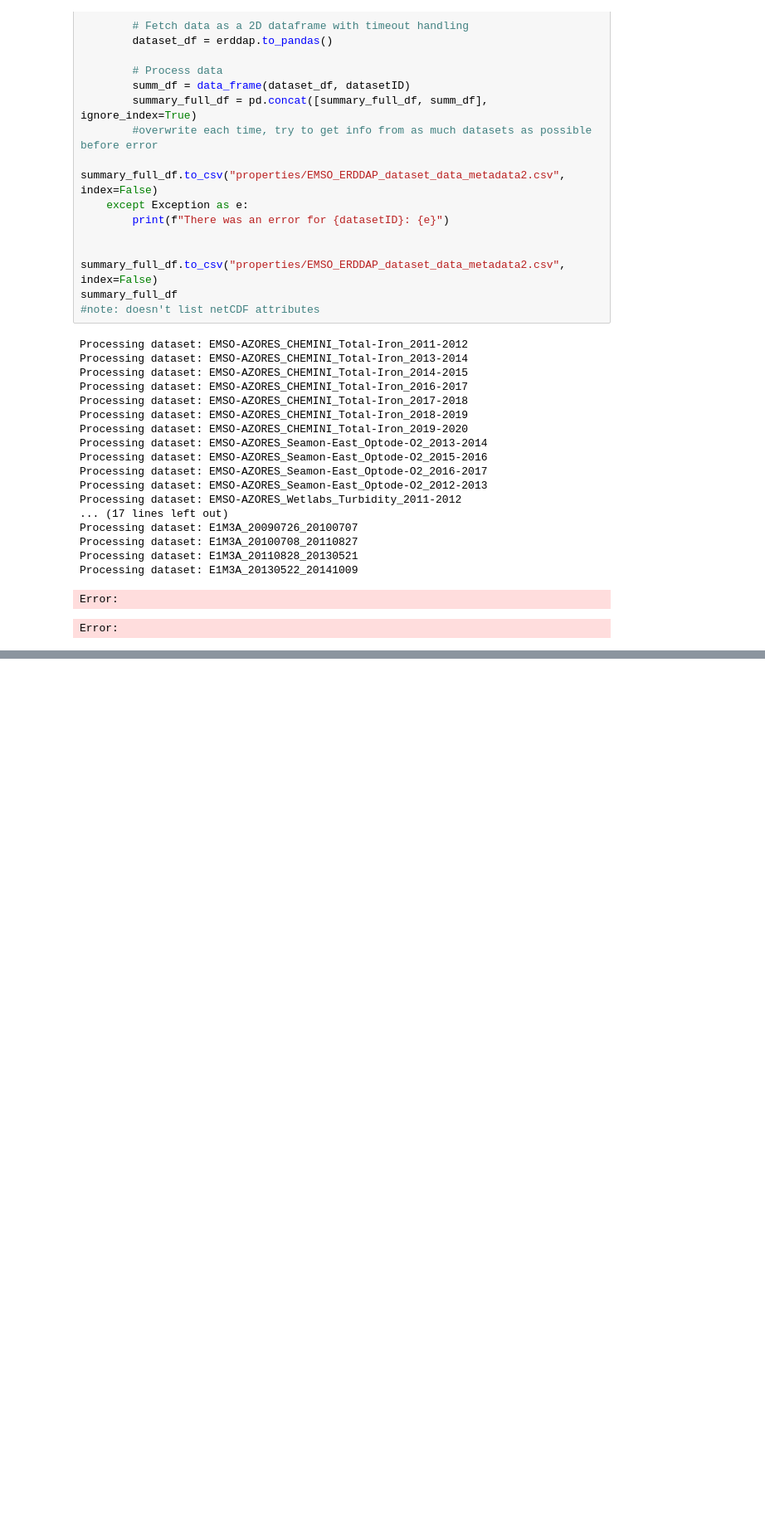
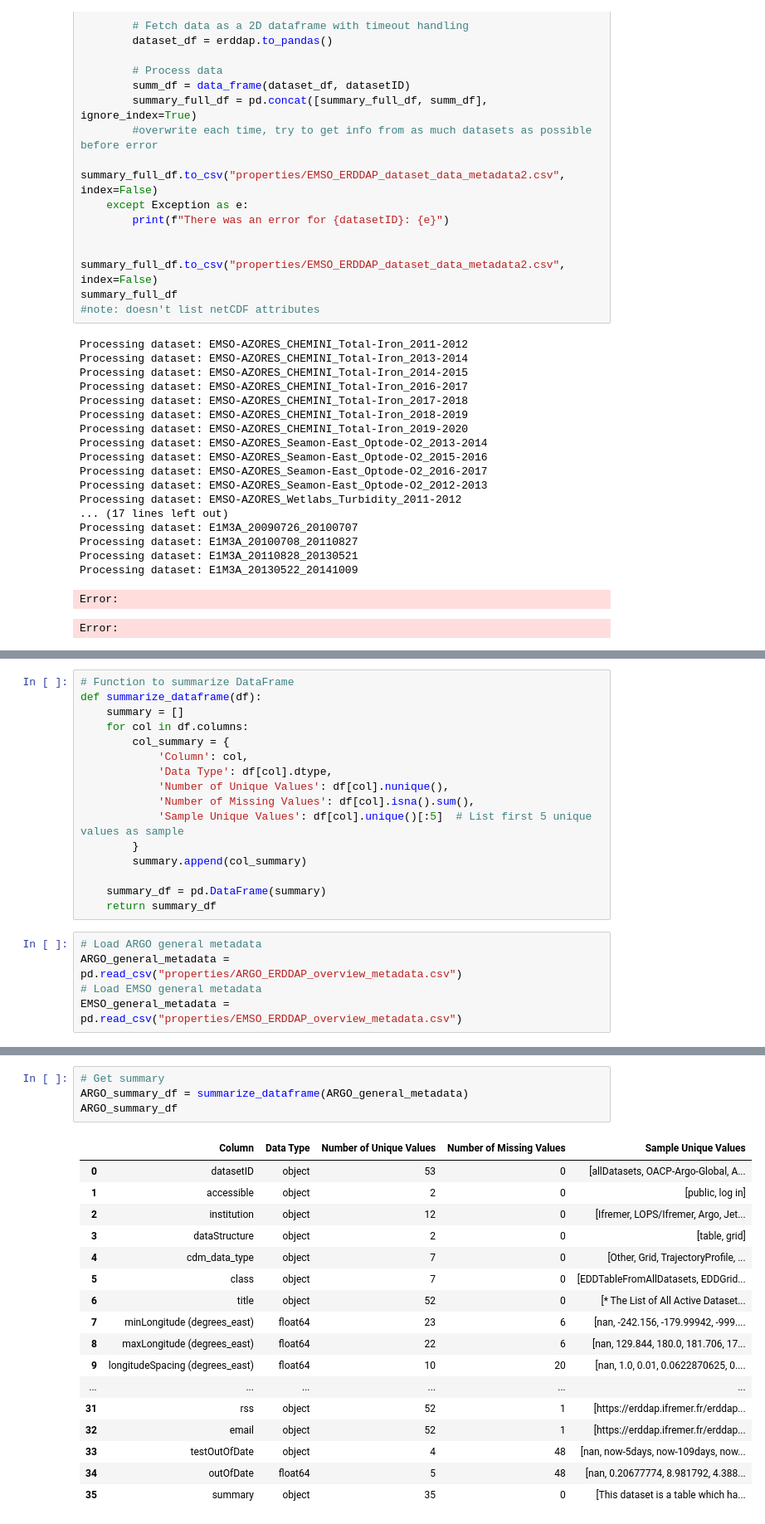
Before and after one commit to vliz-be-opsci/george-analysis, a Jupyter notebook: notebooks/EMSO-ERIC-ERDDAPserver.ipynb, the cells around one changed output, grey strips where cells are left out. Shown at 83% size. Drawn from its saved outputs; the diff is of its cells as text; blank space fills up the shorter version.

```diff
--- a/notebooks/EMSO-ERIC-ERDDAPserver.ipynb
+++ b/notebooks/EMSO-ERIC-ERDDAPserver.ipynb
@@ -366,0 +414,21 @@ Comparing the properties between ERDDAP servers (ARGO & EMSO ERDDAP servers)
+# %%
+# Function to summarize DataFrame
+def summarize_dataframe(df):
+    summary = []
+    for col in df.columns:
+        col_summary = {
+            'Column': col,
+            'Data Type': df[col].dtype,
+            'Number of Unique Values': df[col].nunique(),
+            'Number of Missing Values': df[col].isna().sum(),
+            'Sample Unique Values': df[col].unique()[:5]  # List first 5 unique values as sample
+        }
+        summary.append(col_summary)
+
+    summary_df = pd.DataFrame(summary)
+    return summary_df
+# %%
+# Load ARGO general metadata
+ARGO_general_metadata = pd.read_csv("properties/ARGO_ERDDAP_overview_metadata.csv")
+# Load EMSO general metadata
+EMSO_general_metadata = pd.read_csv("properties/EMSO_ERDDAP_overview_metadata.csv")
@@ -366,0 +442,22 @@ Comparing the properties between ERDDAP servers (ARGO & EMSO ERDDAP servers)
+# %%
+# Get summary
+ARGO_summary_df = summarize_dataframe(ARGO_general_metadata)
+ARGO_summary_df
+# %% [output]
+|  | Column | Data Type | Number of Unique Values | Number of Missing Values | Sample Unique Values |
+| 0 | datasetID | object | 53 | 0 | [allDatasets, OACP-Argo-Global, A... |
+| 1 | accessible | object | 2 | 0 | [public, log in] |
+| 2 | institution | object | 12 | 0 | [Ifremer, LOPS/Ifremer, Argo, Jet... |
+| 3 | dataStructure | object | 2 | 0 | [table, grid] |
+| 4 | cdm_data_type | object | 7 | 0 | [Other, Grid, TrajectoryProfile, ... |
+| 5 | class | object | 7 | 0 | [EDDTableFromAllDatasets, EDDGrid... |
+| 6 | title | object | 52 | 0 | [* The List of All Active Dataset... |
+| 7 | minLongitude (degrees_east) | float64 | 23 | 6 | [nan, -242.156, -179.99942, -999.... |
+| 8 | maxLongitude (degrees_east) | float64 | 22 | 6 | [nan, 129.844, 180.0, 181.706, 17... |
+| 9 | longitudeSpacing (degrees_east) | float64 | 10 | 20 | [nan, 1.0, 0.01, 0.0622870625, 0.... |
+| ... | ... | ... | ... | ... | ... |
+| 31 | rss | object | 52 | 1 | [https://erddap.ifremer.fr/erddap... |
+| 32 | email | object | 52 | 1 | [https://erddap.ifremer.fr/erddap... |
+| 33 | testOutOfDate | object | 4 | 48 | [nan, now-5days, now-109days, now... |
+| 34 | outOfDate | float64 | 5 | 48 | [nan, 0.20677774, 8.981792, 4.388... |
+| 35 | summary | object | 35 | 0 | [This dataset is a table which ha... |
```
Also changed, not shown: parts of 34 cells of this notebook, 10 other files.
